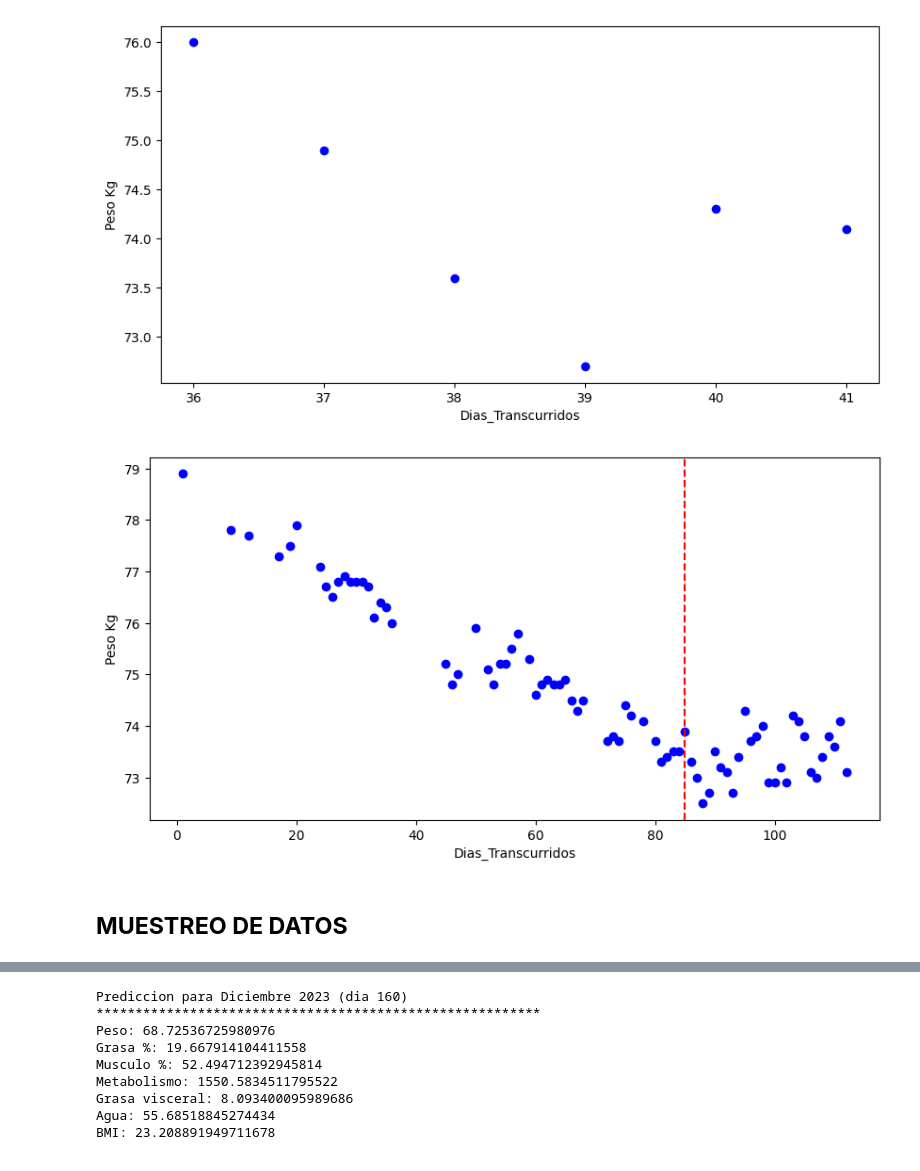
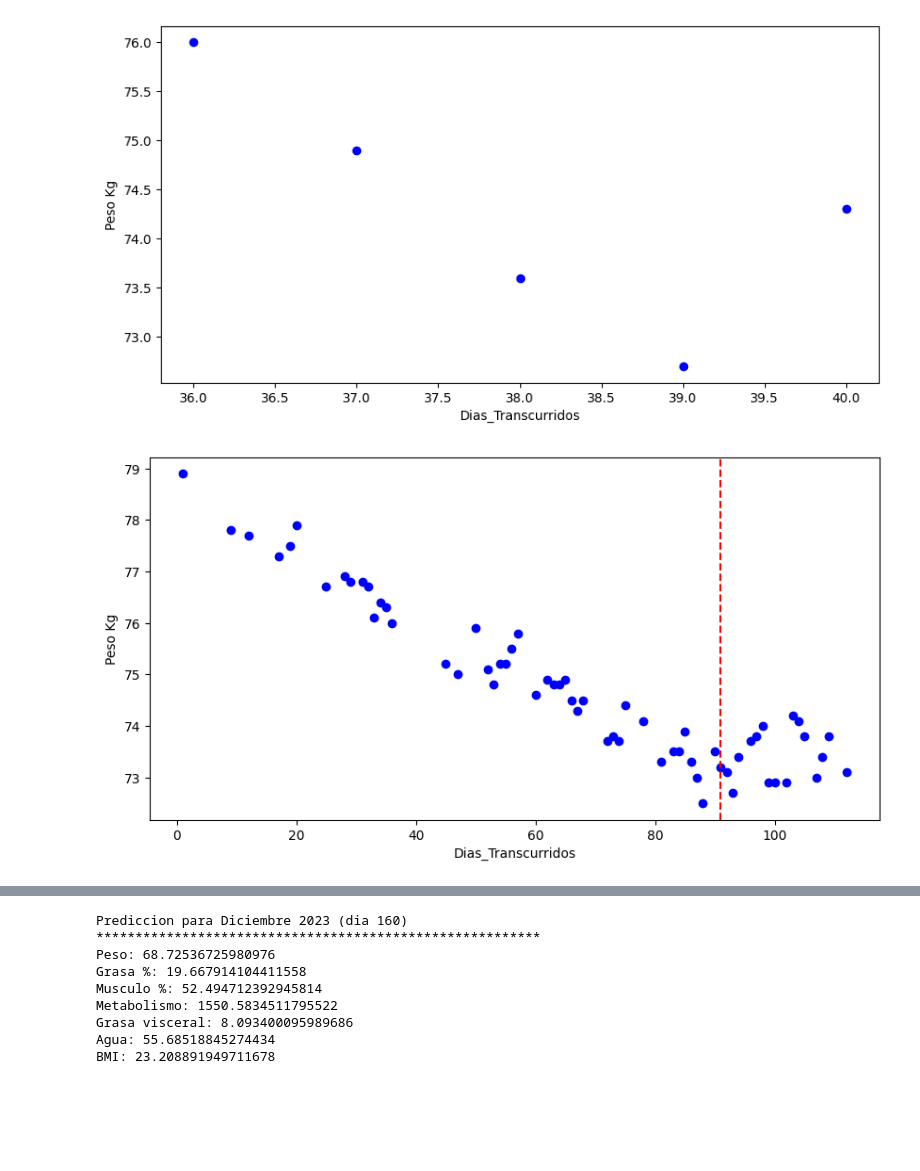
Before and after one commit to julio-ruani-ispc/Grupo18-PracticaProfesionalizante, a Jupyter notebook: Notebooks/PPI_Grupo_18_Analisis_de_Composicion_corporal.ipynb, the cells around one changed output, grey strips where cells are left out. Drawn from its saved outputs; the diff is of its cells as text; code cells hidden in the pictures; blank space fills up the shorter version.

```diff
--- a/Notebooks/PPI_Grupo_18_Analisis_de_Composicion_corporal.ipynb
+++ b/Notebooks/PPI_Grupo_18_Analisis_de_Composicion_corporal.ipynb
@@ -2,7 +4,7 @@
 import pandas as pd
 import matplotlib.pyplot as plt
 # %%
-df = pd.read_csv("Datos_limpieza.csv",delimiter=";")
+df = pd.read_csv("Datos_entrenamiento.csv",delimiter=";")
 print(df.to_string())
 # %% [output]
          Fecha  Dias_Transcurridos  Peso  Grasa %  Musculo %   BMI  Grasa visceral  Metabolismo  Agua
@@ -36,27 +337,27 @@ plt.show()
 # %%
 # Se detecta un descenso y ascenso de peso muy bruscos en una brecha de 5 dias al rededor del dia 40
 
-df_revision = df[18:24]
+df_revision = df[14:19]
 plt.figure(figsize=(10, 5))
 plt.ylabel("Peso Kg")
 plt.xlabel("Dias_Transcurridos")
 plt.scatter(df_revision["Dias_Transcurridos"], df_revision["Peso"], color="blue")
 plt.show()
 # %% [output]
-[figure, old version]
+[figure, new version]
 # %%
 # Se eliminan esos registros atipicos para lograr un ajuste mas preciso del modelo
-df = df.drop(range(19, 24))
+df = df.drop(range(15, 20))
 # %%
 # Muestro los registros ya recortados y dibujo una posible segmentacion del dataset
 plt.figure(figsize=(10, 5))
 plt.ylabel("Peso Kg")
 plt.xlabel("Dias_Transcurridos")
 plt.scatter(df["Dias_Transcurridos"], df["Peso"], color="blue")
-plt.axvline(x=df["Dias_Transcurridos"][55], color="red", linestyle="--", label="Línea Vertical")
+plt.axvline(x=df["Dias_Transcurridos"][50], color="red", linestyle="--", label="Línea Vertical")
 plt.show()
 # %% [output]
-[figure, old version]
+[figure, new version]
 # %%
 # SEPARO LOS DATASETS..
 # LOS PRIMEROS 41 REGISTROS CORRESPONDEN A LAS MEDICIONES SIGUIENDO UN PLAN DE ENTRENAMIENTO
@@ -67,2 +367,0 @@ df_sin_entrenamiento = df[55:]
-# %% [markdown]
-## **MUESTREO DE DATOS**
```
Also changed, not shown: parts of 24 cells of this notebook.
